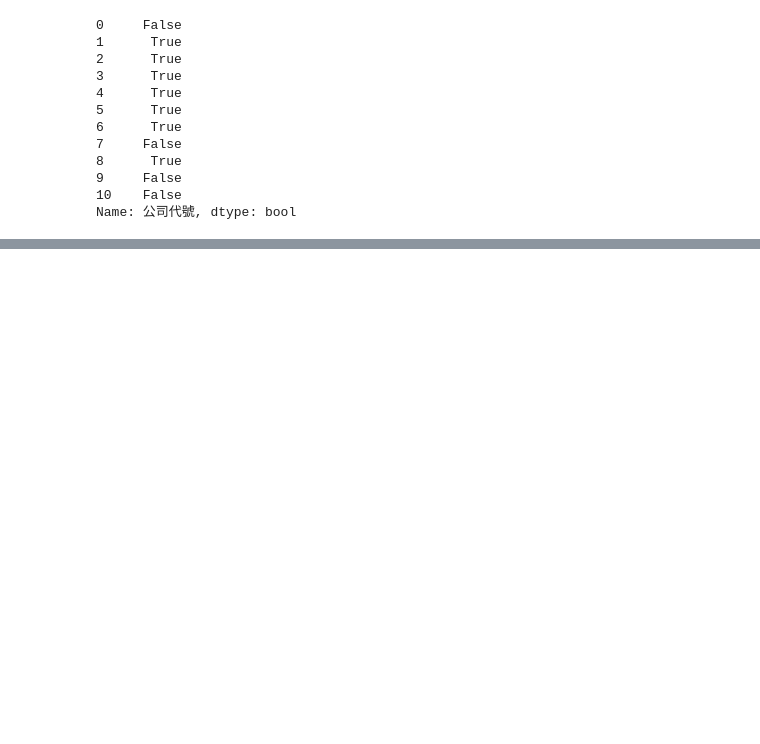
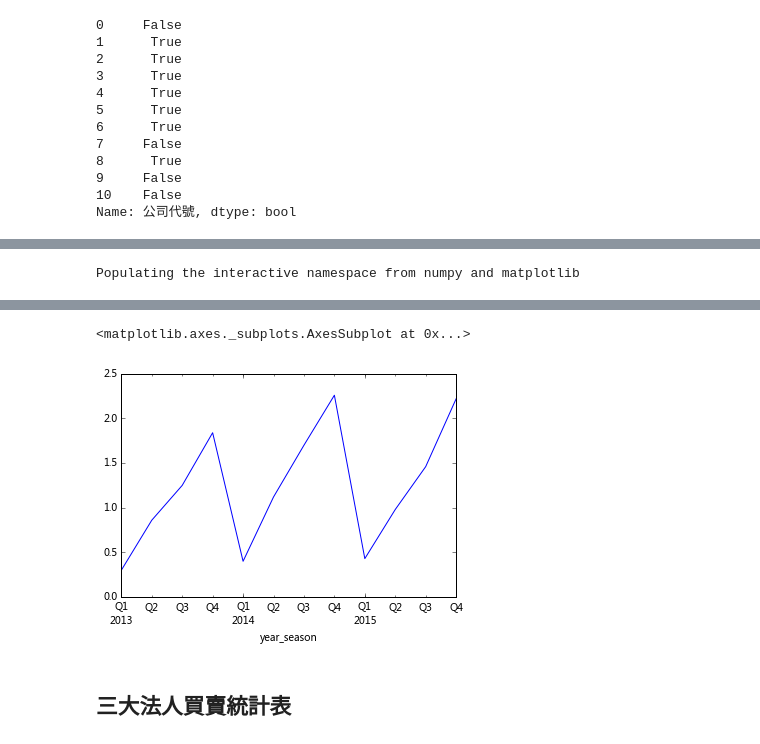
Before and after one commit to ywchiu/pyfintech2, a Jupyter notebook: 20161002DEMO.ipynb, the cells around one changed output, grey strips where cells are left out. Drawn from its saved outputs; the diff is of its cells as text; code cells hidden in the pictures; blank space fills up the shorter version.

```diff
--- a/20161002DEMO.ipynb
+++ b/20161002DEMO.ipynb
@@ -323,0 +390,7 @@ epsdata.to_excel('eps.xlsx')
+# %%
+dftotal = []
+season = [1,2,3,4]
+for year in range(102, 105):
+    for season in range(1,5):
+        print year, season
+        dftotal.append(getEPS(year, season))
@@ -323,0 +418,2 @@ epsdata.to_excel('eps.xlsx')
+# %%
+stockdf = pandas.concat(dftotal)
@@ -323,0 +432,11 @@ epsdata.to_excel('eps.xlsx')
+# %%
+%pylab inline
+from datetime import datetime
+tw1101 = stockdf[stockdf[u'公司代號'] == '1104'][[u'基本每股盈餘(元)', 'year', 'season']]
+tw1101['year_season'] = (tw1101['year']+1911) * 100 + tw1101['season'] * 3
+tw1101['year_season']  = tw1101['year_season'].map(lambda ys: datetime.strptime(str(ys), '%Y%m'))
+tw1101.index = tw1101['year_season']
+tw1101[u'基本每股盈餘(元)'] = tw1101[u'基本每股盈餘(元)'].astype(float)
+tw1101[u'基本每股盈餘(元)'].plot(kind='line')
+# %% [output]
+Populating the interactive namespace from numpy and matplotlib
@@ -323,0 +445,4 @@ epsdata.to_excel('eps.xlsx')
+<matplotlib.axes._subplots.AxesSubplot at 0x...>
+[figure, added]
+# %% [markdown]
+## 三大法人買賣統計表
```
Also changed, not shown: parts of 14 cells of this notebook.
